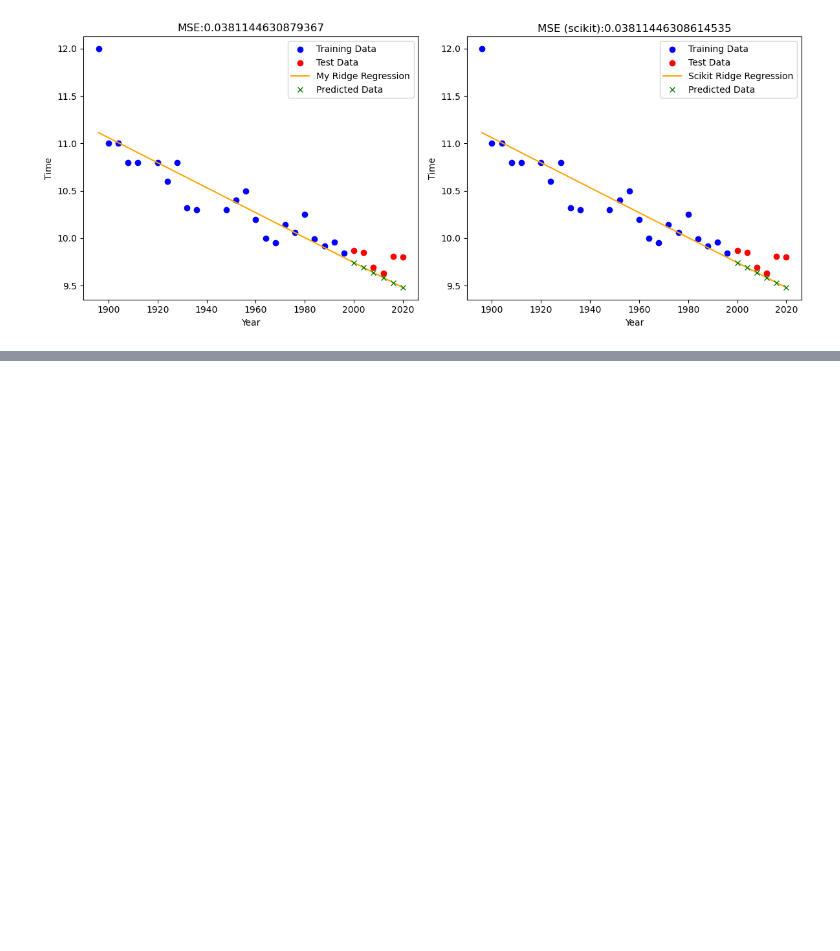
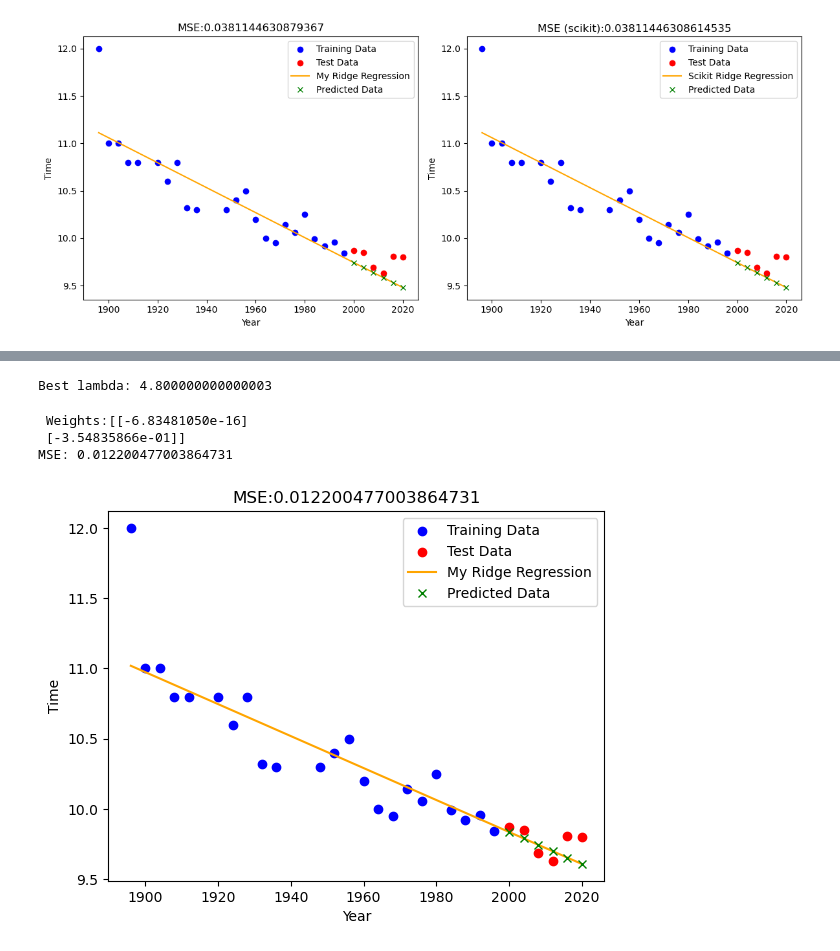
Before and after one commit to Emanueleff/Malis-Project, a Jupyter notebook: Project3/experiment.ipynb, the cells around one changed output, grey strips where cells are left out. Cells and saved outputs as stored; diff of their text form; code cells hidden in the pictures; blank space fills up the shorter version.

Commit message:
Added possibility of normalizing the data

```diff
--- a/Project3/experiment.ipynb
+++ b/Project3/experiment.ipynb
@@ -51,7 +53,7 @@ for l in lambda_values:
         X_train, X_val = X_train_val[train_index], X_train_val[test_index]
         y_train, y_val = y_train_val[train_index], y_train_val[test_index]
 
-        model = RidgeRegression(l)
+        model = RidgeRegression(l, normalized=False)
         model.train(X_train,y_train)
         y_hat = model.predict(X_val)
         mse = model.MSE(y_hat,y_val)
@@ -83,7 +85,7 @@ for l in lambda_coarse_to_fine:
         X_train, X_val = X_train_val[train_index], X_train_val[test_index]
         y_train, y_val = y_train_val[train_index], y_train_val[test_index]
 
-        model = RidgeRegression(l)
+        model = RidgeRegression(l, normalized=False)
         model.train(X_train,y_train)
         y_hat = model.predict(X_val)
         mse = model.MSE(y_hat,y_val)
@@ -189,0 +231,76 @@ plt.show()
+# %%
+#Coarse to fine validation around the best lambda found, we proceeded with the same approach as before
+mse_values = []
+mse_avg = []
+
+#The lambda values on which we perform validation are generated in a range around the best lambda found with step size equal to lambda_best*0.01
+lambda_coarse_to_fine = np.arange(lambda_best/10, lambda_best*10, lambda_best*0.01)
+for l in lambda_coarse_to_fine:
+
+    for i, (train_index, test_index) in enumerate(kf.split(X_train_val)):
+
+        X_train, X_val = X_train_val[train_index], X_train_val[test_index]
+        y_train, y_val = y_train_val[train_index], y_train_val[test_index]
+
+        model = RidgeRegression(l, normalized=True)
+        model.train(X_train,y_train)
+        y_hat = model.predict(X_val)
+        mse = model.MSE(y_hat,y_val)
+        mse_values.append(mse)
+        #print(f'Fold {i} - Lambda {l} - MSE {mse}')
+
+    mse_avg.append(np.mean(mse_values))
+    mse_values = []
+
+#print(f'MSE values: {mse_avg}')
+min_mse = np.argmin(mse_avg)
+#print(f'Min index MSE: {min_mse}')
+lambda_best = lambda_coarse_to_fine[min_mse]
+print(f'Best lambda: {lambda_best}')
+# %% [output]
+Best lambda: 4.800000000000003
+# %%
+#Performance of our model
+model = RidgeRegression(lambda_best, normalized=True)
+model.train(X_train_val,y_train_val)
+print(f' Weights:' + str(model.weights))
+y_hat = model.predict(X_test)
+model.MSE(y_hat,y_test)
+
+print(f'MSE: {model.MSE(y_hat,y_test)}')
+# %% [output]
+ Weights:[[-6.83481050e-16]
+ [-3.54835866e-01]]
+MSE: 0.012200477003864731
+# %%
+#We will plot the data in 2 subplot to see the difference between our model and the scikit model
+
+#Creating transformed data
+X_train_val_poly = PolynomialFeatures(1).fit_transform(X_train_val)
+X_test_poly = PolynomialFeatures(1).fit_transform(X_test)
+
+#Plotting training data and test data in different colors
+plt.scatter(X_train_val_poly[:, 1], y_train_val, color='blue', label='Training Data')
+plt.scatter(X_test_poly[:, 1], y_test, color='red', label='Test Data')
+
+#Predicting the values of our model with best lambda over all the dataset
+model = RidgeRegression(lambda_best, normalized=True)
+model.train(X_train_val,y_train_val)
+y_hat_plot = model.predict(X)
+
+#Plot of our model with best lambda
+plt.plot(X[:,0], y_hat_plot, label='My Ridge Regression', color='orange')
+
+#Plotting our model prediction
+plt.plot(X_test_poly[:,1],y_hat,'x', label='Predicted Data', color='green')
+
+plt.title('MSE:' + str(model.MSE(y_hat,y_test)))
+plt.xlabel('Year')
+plt.ylabel('Time')
+plt.legend()
+
+
+
+plt.show()
+# %% [output]
+[figure, added]
```
Also changed, not shown: parts of 3 cells of this notebook, 1 other file.
